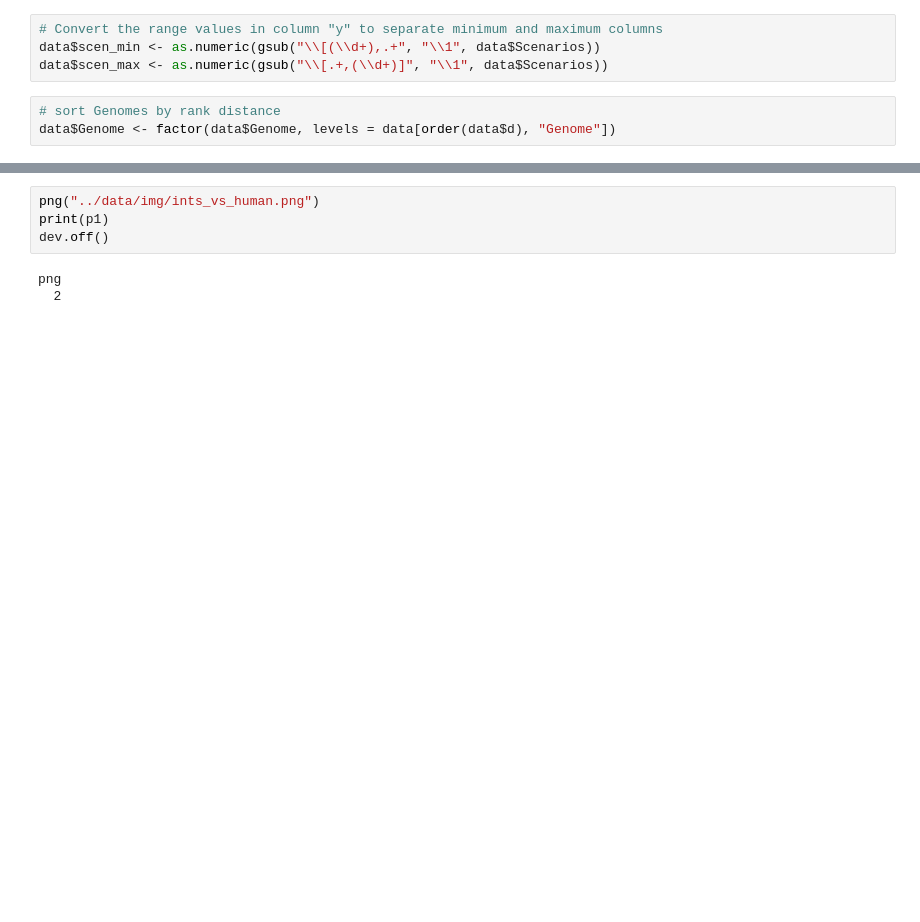
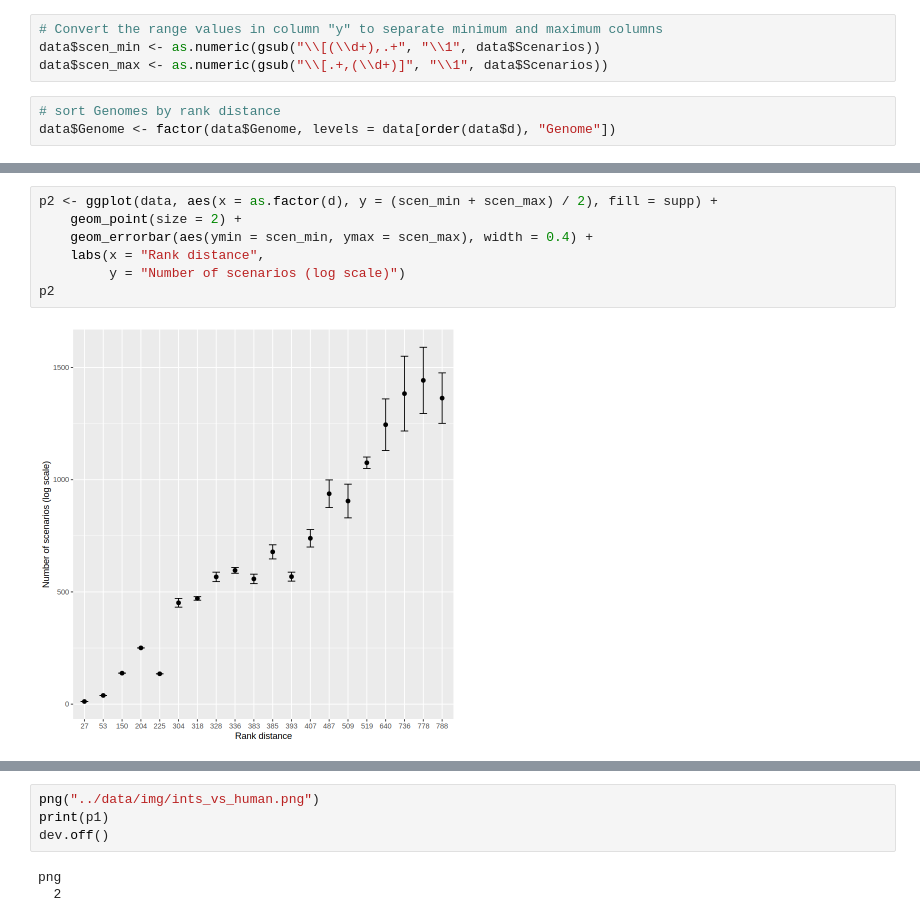
Before and after one commit to meidanis-lab/rank-count, a Jupyter notebook: code/Table_1.ipynb, the cells around one changed output, grey strips where cells are left out. Saved outputs shown, nothing was run; the diff lists cells and outputs as text; blank space fills up the shorter version.

```diff
--- a/code/Table_1.ipynb
+++ b/code/Table_1.ipynb
@@ -57 +65,10 @@ data$Genome <- factor(data$Genome, levels = data[order(data$d), "Genome"])
+# %%
+p2 <- ggplot(data, aes(x = as.factor(d), y = (scen_min + scen_max) / 2), fill = supp) +
+    geom_point(size = 2) +
+    geom_errorbar(aes(ymin = scen_min, ymax = scen_max), width = 0.4) +
+    labs(x = "Rank distance",
+         y = "Number of scenarios (log scale)")
+p2
+# %% [output]
+[figure, added]
 # %%
```
Also changed, not shown: parts of 5 cells of this notebook.
